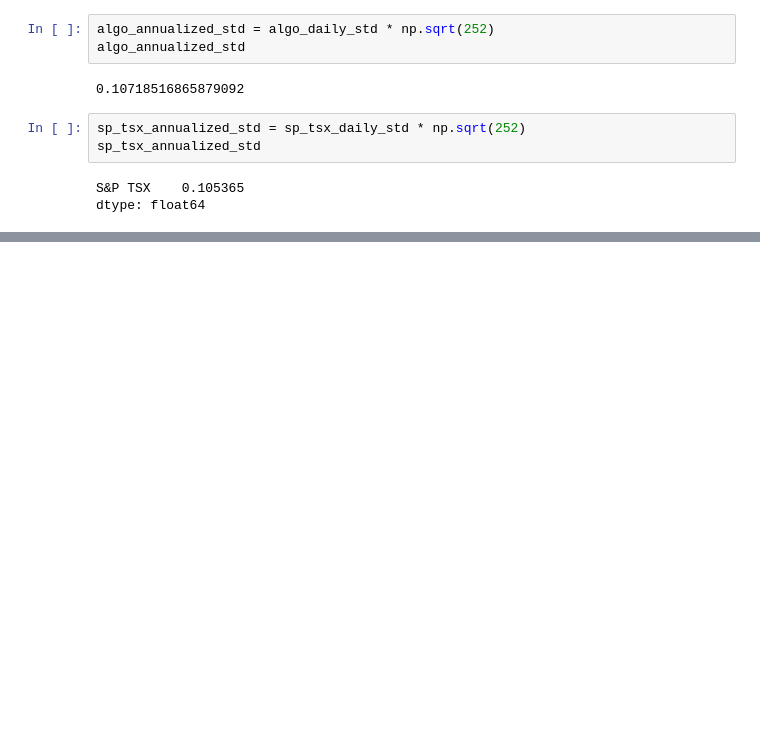
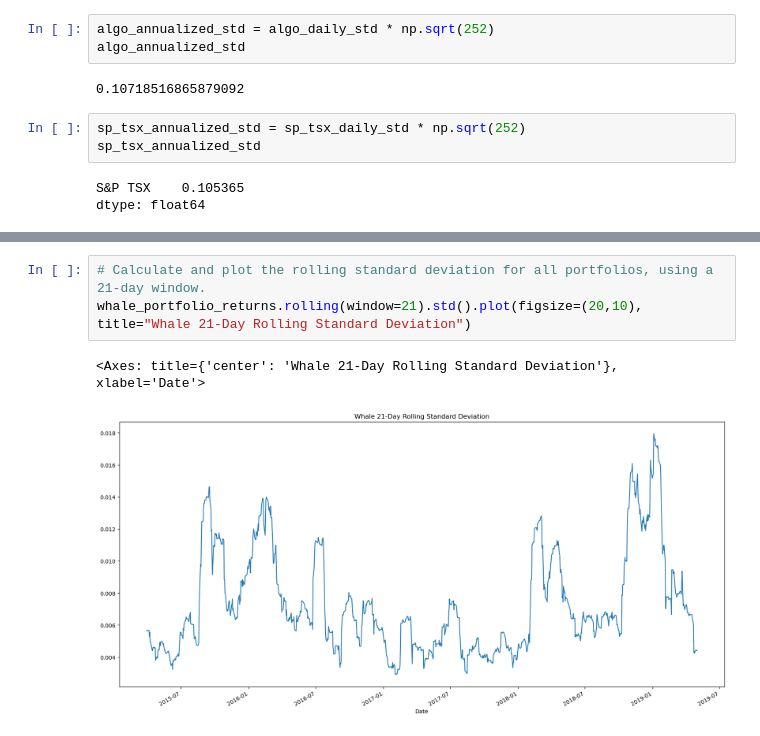
Before and after one commit to sophiepearldgn/Module-4, a Jupyter notebook: Module4.ipynb, the cells around one changed output, grey strips where cells are left out. Cells and saved outputs as stored; diff of their text form; blank space fills up the shorter version.

```diff
--- a/Module4.ipynb
+++ b/Module4.ipynb
@@ -585,0 +605,6 @@ dtype: float64
+# %%
+# Calculate and plot the rolling standard deviation for all portfolios, using a 21-day window.
+whale_portfolio_returns.rolling(window=21).std().plot(figsize=(20,10), title="Whale 21-Day Rolling Standard Deviation")
+# %% [output]
+<Axes: title={'center': 'Whale 21-Day Rolling Standard Deviation'}, xlabel='Date'>
+[figure, added]
```
Also changed, not shown: parts of 22 cells of this notebook.
